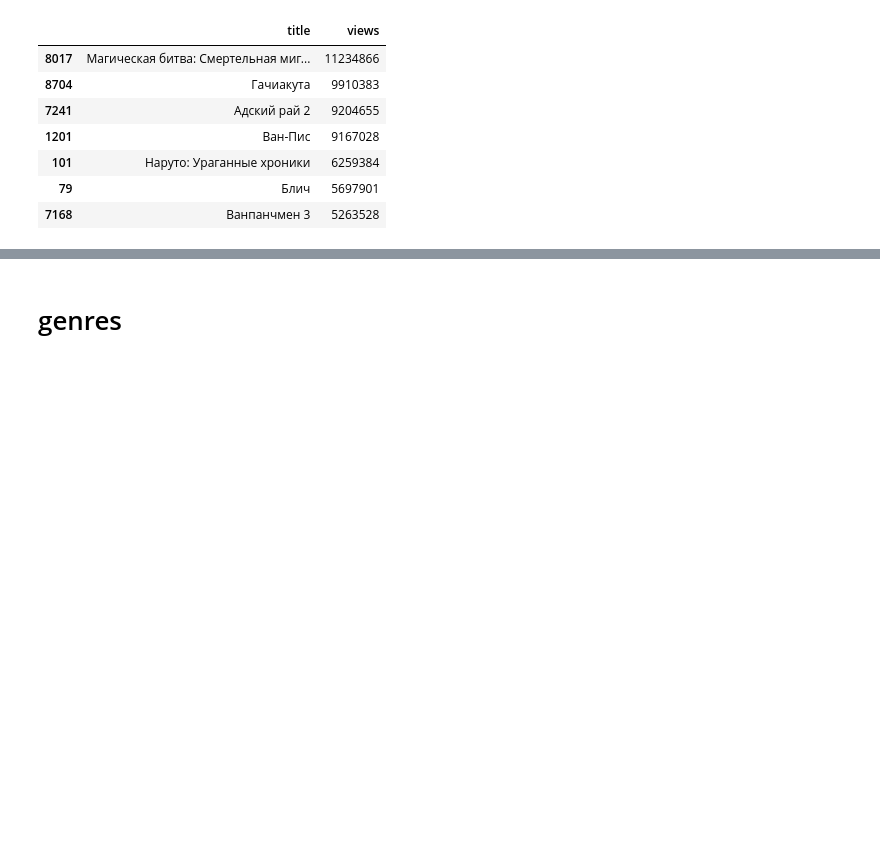
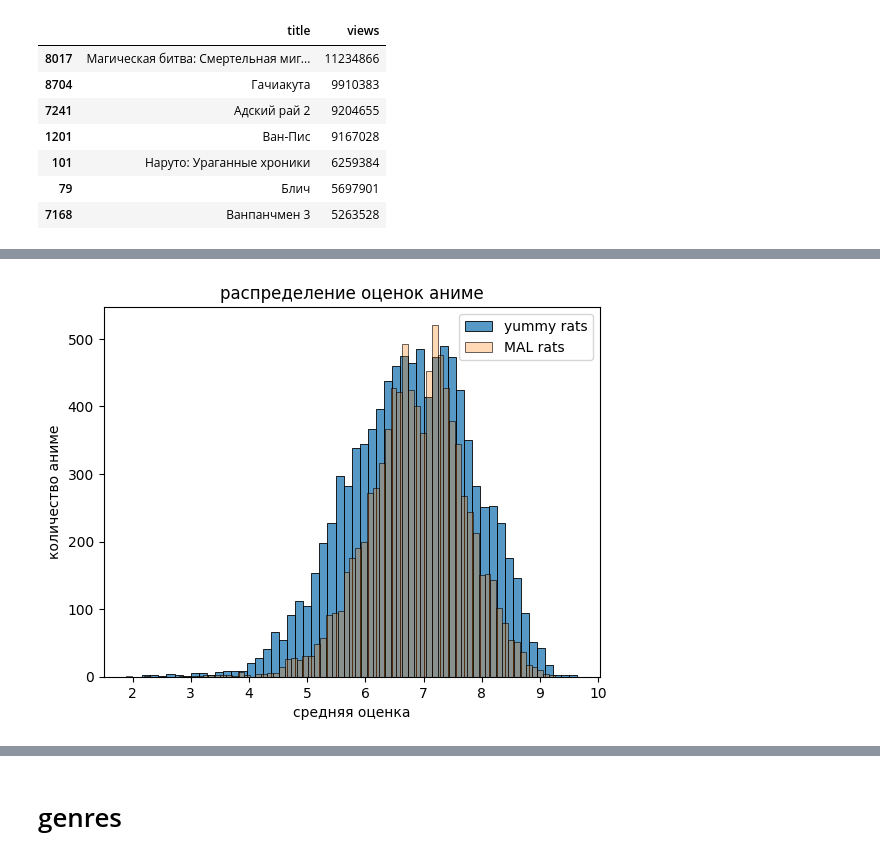
Before and after one commit to ArtemGusenkov/projects, a Jupyter notebook: DA/yummyani.me_analytics/data_analys.ipynb, the cells around one changed output, grey strips where cells are left out. Cells and saved outputs as stored; diff of their text form; code cells hidden in the pictures; blank space fills up the shorter version.

```diff
--- a/DA/yummyani.me_analytics/data_analys.ipynb
+++ b/DA/yummyani.me_analytics/data_analys.ipynb
@@ -206,0 +265,14 @@ main_anime_df[mask1][['title', 'views']].sort_values(by='views', ascending=False
+# %%
+mask1 = main_anime_df['y_rating_avg'] > 0
+mask2 = main_anime_df['myanimelist_rating'] > 0
+
+sns.histplot(main_anime_df['y_rating_avg'].where(mask1), label='yummy rats')
+sns.histplot(main_anime_df['myanimelist_rating'].where(mask2), alpha=0.3, label='MAL rats')
+
+plt.title('распределение оценок аниме')
+plt.xlabel('средняя оценка')
+plt.ylabel('количество аниме')
+plt.legend()
+plt.show()
+# %% [output]
+[figure, added]
```
Also changed, not shown: parts of 36 cells of this notebook, 1 other file.
